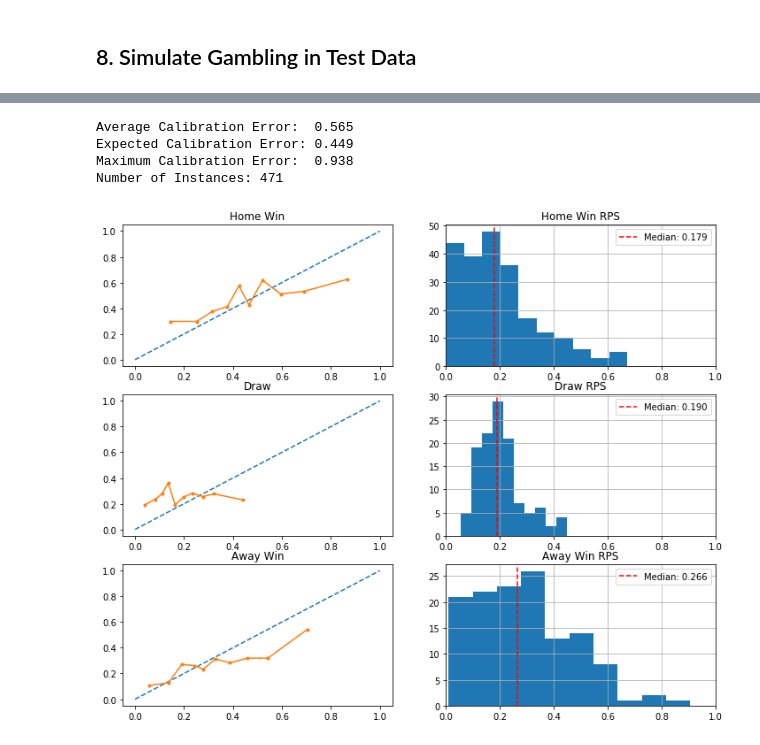
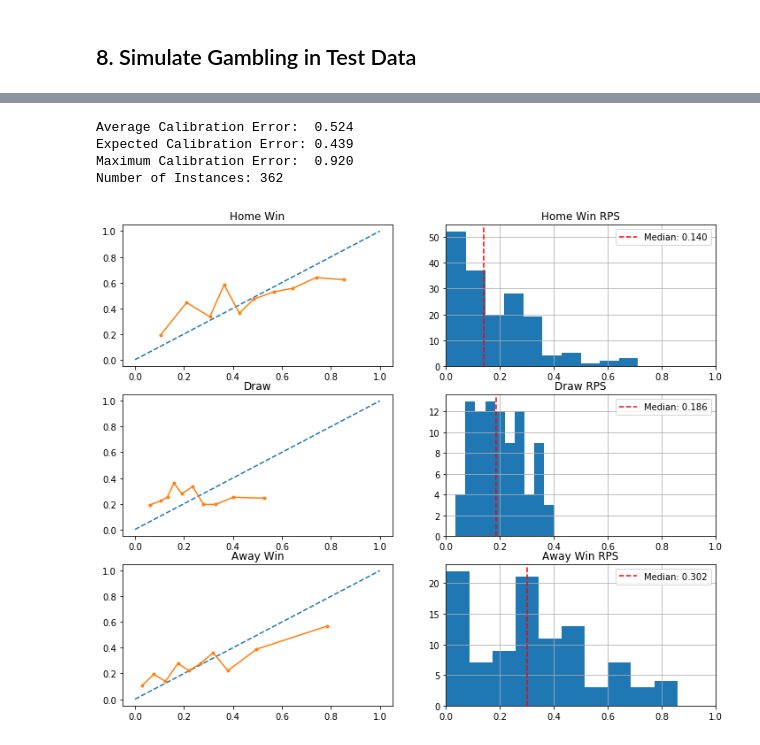
Before and after one commit to DMacGillivray/soccer-predictions, a Jupyter notebook: notebooks/0005.0000 Modeling - Calibrated Classifiers.ipynb, the cells around one changed output, grey strips where cells are left out. Cells and saved outputs as stored; diff of their text form; code cells hidden in the pictures.

```diff
--- a/notebooks/0005.0000 Modeling - Calibrated Classifiers.ipynb
+++ b/notebooks/0005.0000 Modeling - Calibrated Classifiers.ipynb
@@ -151,7 +151,7 @@ We can either drop all games where the teams have not played, or we can impute
 
 This is quite a big notebook, so for the sake of brevity we will drop all games unless each team has played n previous games
 # %%
-n_back=2
+n_back=5
 df_cut = cut_historical_games(df_select_features, n_back=n_back, drop_all_nan_rows=True, how='any')
 df_cut.head()
 # %% [output]
@@ -513,7 +513,7 @@ def predict_on_test(X_t, y_t, meta_t, srs, clf):
     y_t.reset_index(drop=True, inplace=True)
 
 
-    X_t = srs.transform(X_t)
+    # X_t = srs.transform(X_t)
     test_preds = clf.predict_proba(X_t)
     test_preds_df = pd.DataFrame(test_preds, columns = clf.classes_)
     df_test = pd.concat([meta_t, X_t, test_preds_df], sort=False, axis=1)
@@ -531,7 +531,7 @@ def predict_on_test(X_t, y_t, meta_t, srs, clf):
     return df_test
 
 
-def bet_all_positive_EVs(df_orig, param_dict):
+def bet_all_positive_EVs(df_orig, param_dict={'EV_threshold': 0.0}):
     df = df_orig.copy(deep=True)
     # # Betting Strategy # 1
     # # ## EV > Threshold ##
@@ -633,41 +633,41 @@ def calculate_EVs(df_orig):
     df = df_orig.copy(deep=True)
     df['hwin_unit_EV'] = (df[1]* (df['hwinOddsMean']-1)) + ((1- df[1]) * -1)
     df['draw_unit_EV'] = (df[2]* (df['drawOddsMean']-1)) + ((1- df[2]) * -1)
     df['awin_unit_EV'] = (df[3]* (df['awinOddsMean']-1)) + ((1- df[3]) * -1)
     return df
 
 
 def simulate_betting(df,
-                     strategy='highest_EV_per_game',
-                     param_dict={'EV_threshold': 0.0}):
+                     strategy='single_bet_type_positive_EV',
+                     param_dict={'EV_threshold': 0.0, 'bet_type': 'hwin'}):
 
     df = calculate_EVs(df)
 
     if strategy == 'highest_EV_per_game':
         df = bet_highest_EV_per_game(df, param_dict)
     if strategy == 'all_positive_EVs':
         df = bet_all_positive_EVs(df, param_dict)
     if strategy == 'single_bet_type_positive_EV':
-        df = bet_single_bet_positive_EV(df, param_dict)
+        df = bet_single_type_positive_EV(df, param_dict)
 
     df = do_bets(df)
     return df
 
 
 clf = joblib.load(SAMP_MODEL_FP)
 clf
 
 
 df = predict_on_test(X_held_out_test, y_held_out_test, meta_held_out_test, srs, clf)
 
 get_model_diagnosis(df, add_baseline=True)
 plt.show();
 # %% [output]
-Average Calibration Error:  0.565
-Expected Calibration Error: 0.449
-Maximum Calibration Error:  0.938
-Number of Instances: 471
+Average Calibration Error:  0.524
+Expected Calibration Error: 0.439
+Maximum Calibration Error:  0.920
+Number of Instances: 362
-[figure, old version]
+[figure, new version]
 # %%
 df = simulate_betting(df)
 
```
Also changed, not shown: parts of 23 cells of this notebook, 3 other files.
